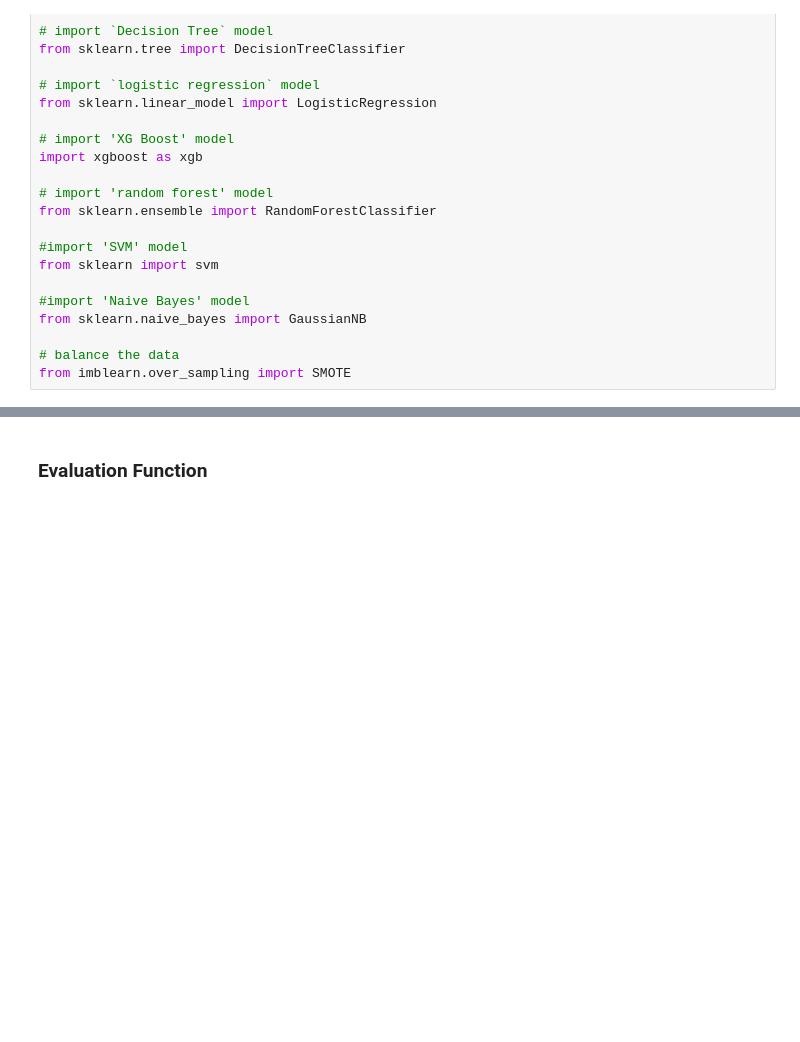
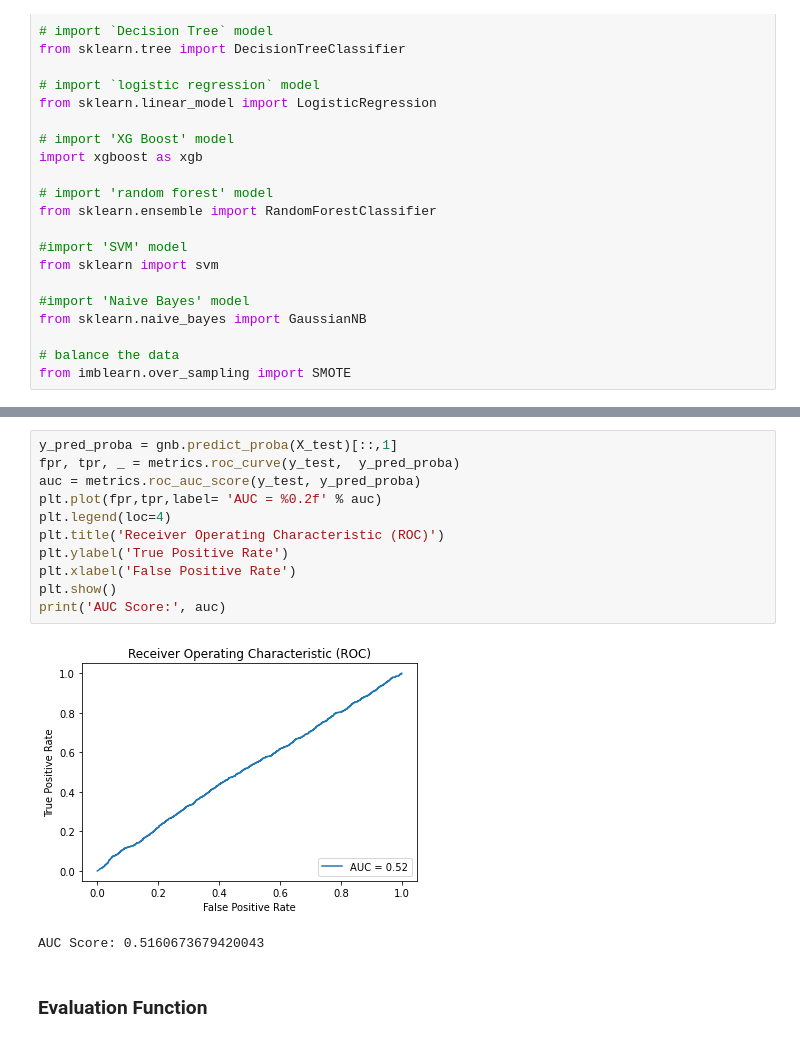
Before and after one commit to mulcahrj/DATA6545_Final, a Jupyter notebook: Decision_Tree.ipynb, the cells around one changed output, grey strips where cells are left out. Cells and saved outputs as stored; diff of their text form; blank space fills up the shorter version.

```diff
--- a/Decision_Tree.ipynb
+++ b/Decision_Tree.ipynb
@@ -70,3 +146,17 @@ from imblearn.over_sampling import SMOTE
+# %%
+y_pred_proba = gnb.predict_proba(X_test)[::,1]
+fpr, tpr, _ = metrics.roc_curve(y_test,  y_pred_proba)
+auc = metrics.roc_auc_score(y_test, y_pred_proba)
+plt.plot(fpr,tpr,label= 'AUC = %0.2f' % auc)
+plt.legend(loc=4)
+plt.title('Receiver Operating Characteristic (ROC)')
+plt.ylabel('True Positive Rate')
+plt.xlabel('False Positive Rate')
+plt.show()
+print('AUC Score:', auc)
+# %% [output]
+[figure, added]
+AUC Score: 0.5160673679420043
 # %% [markdown]
 ### Evaluation Function
 # %%
```
Also changed, not shown: parts of 20 cells of this notebook.
